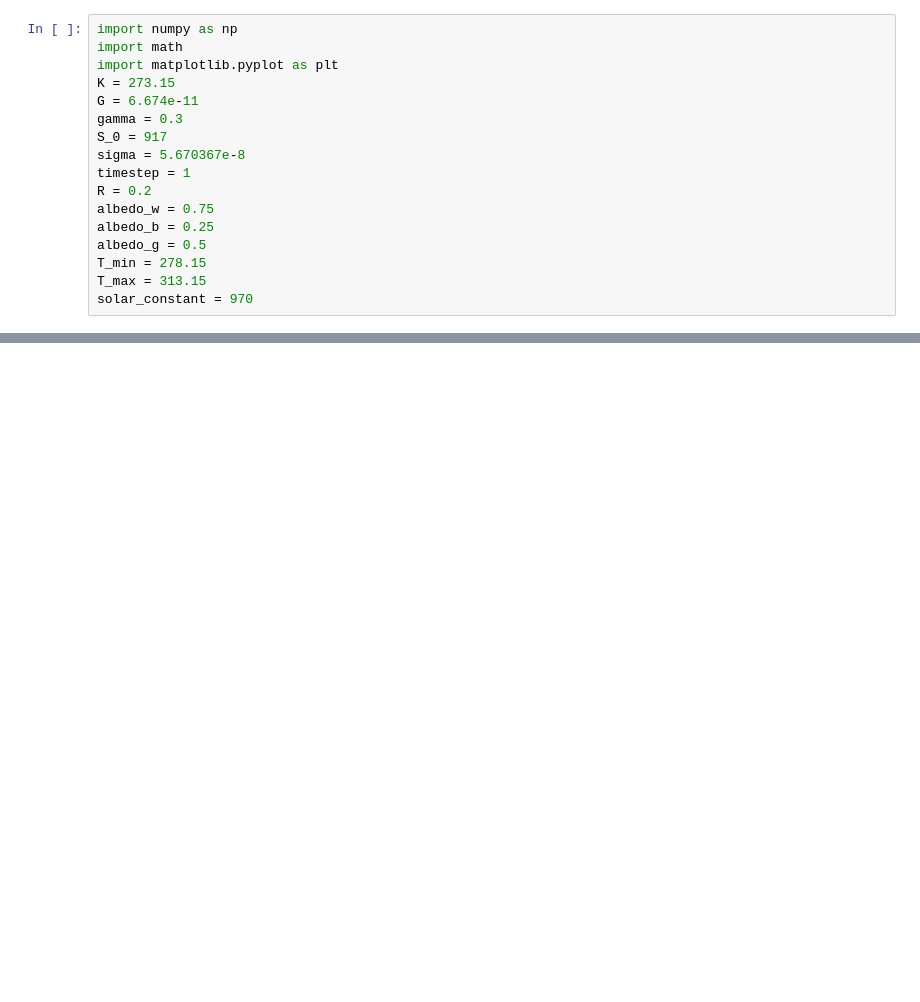
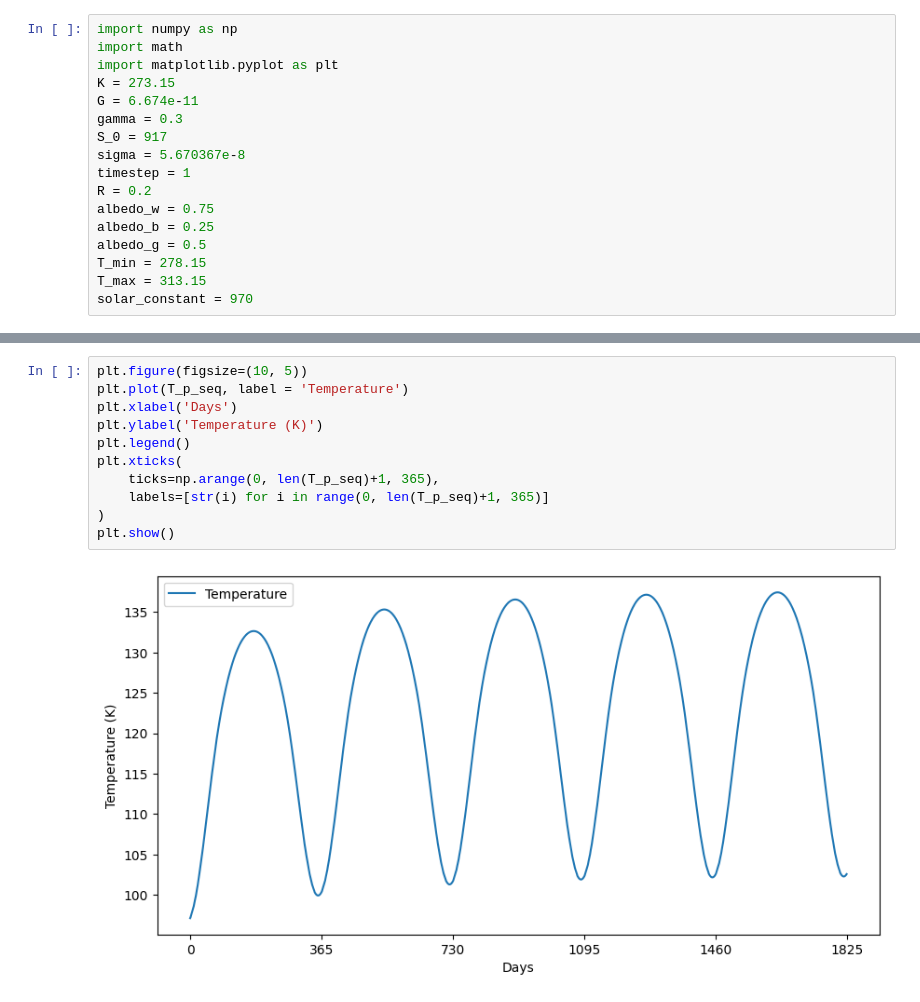
Before and after one commit to ethan-nt/SP3275, a Jupyter notebook: Code.ipynb, the cells around one changed output, grey strips where cells are left out. Saved outputs shown, nothing was run; the diff lists cells and outputs as text; blank space fills up the shorter version.

```diff
--- a/Code.ipynb
+++ b/Code.ipynb
@@ -56,0 +134,13 @@ def area_fraction(latitude):
+# %%
+plt.figure(figsize=(10, 5))
+plt.plot(T_p_seq, label = 'Temperature')
+plt.xlabel('Days')
+plt.ylabel('Temperature (K)')
+plt.legend()
+plt.xticks(
+    ticks=np.arange(0, len(T_p_seq)+1, 365),
+    labels=[str(i) for i in range(0, len(T_p_seq)+1, 365)]
+)
+plt.show()
+# %% [output]
+[figure, added]
```
Also changed, not shown: parts of 24 cells of this notebook.
